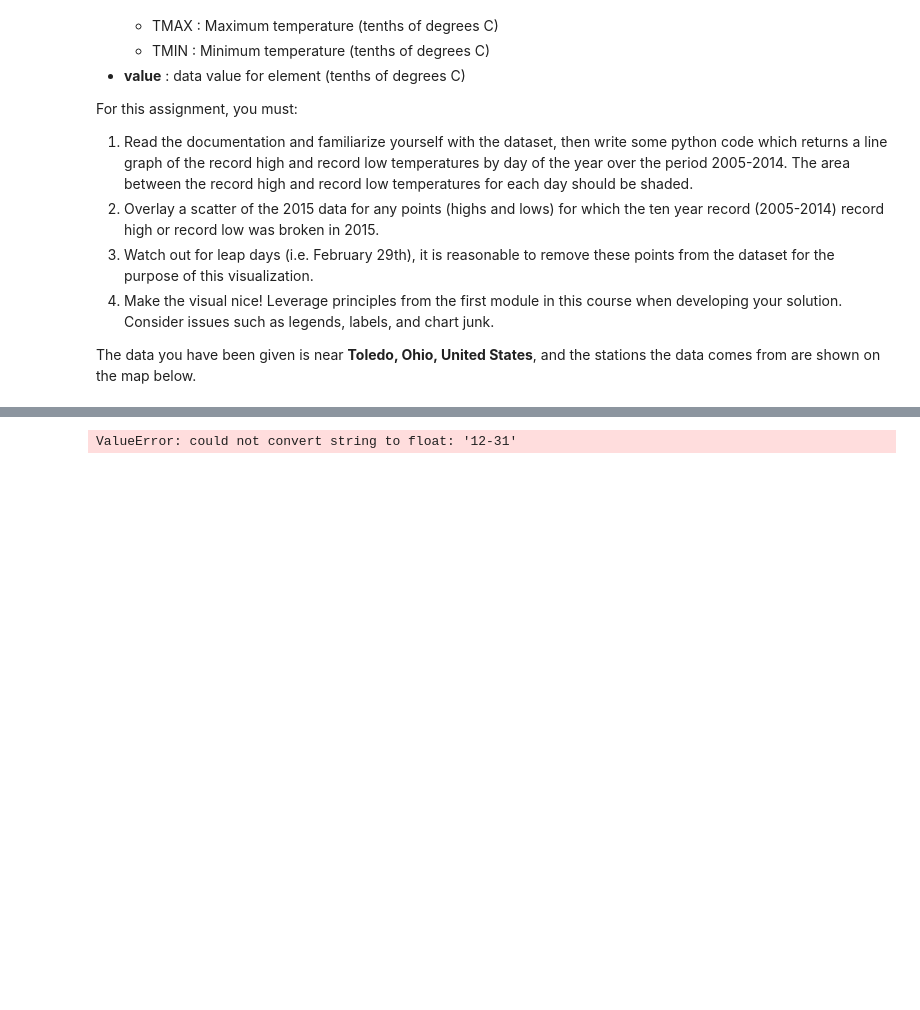
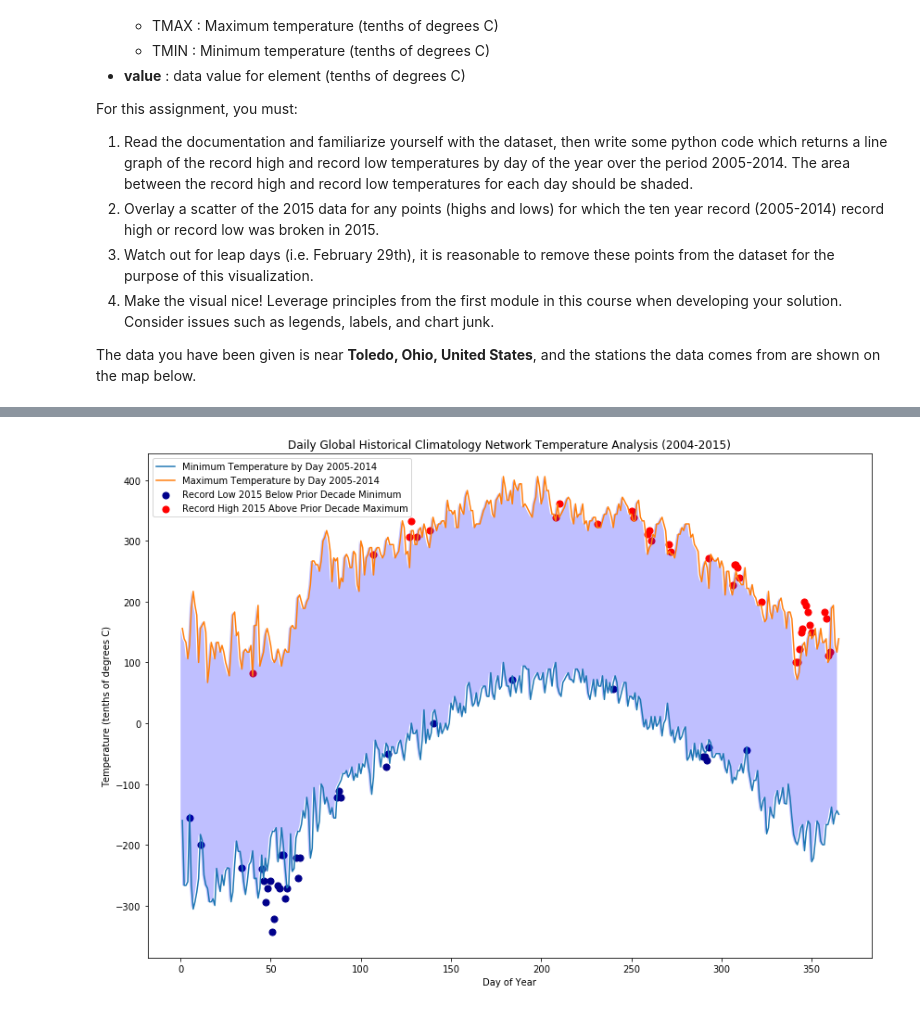
Before and after one commit to DataScienceSalon/Python-Data-Science, a Jupyter notebook: Applied Plotting, Charting & Data Representation in Python/Basic Charting (Exercise).ipynb, the cells around one changed output, grey strips where cells are left out. Cells and saved outputs as stored; diff of their text form; code cells hidden in the pictures; blank space fills up the shorter version.

```diff
--- a/Applied Plotting, Charting & Data Representation in Python/Basic Charting (Exercise).ipynb
+++ b/Applied Plotting, Charting & Data Representation in Python/Basic Charting (Exercise).ipynb
@@ -67,20 +67,25 @@ def explore():
 # %%
 def process():
     df = explore()[2]
+
     # Filter out leap days
     df = df.loc[df["MD"] != "02-29"]
+
     # Filter out 2015 data
     df1 = df[(df['Date'] > dt.date(2004, 12, 31)) & (df['Date'] < dt.date(2015, 1, 1))]
     df2 = df[(df['Date'] > dt.date(2014, 12, 31)) & (df['Date'] < dt.date(2016, 1, 1))]
+
     # Create minimum and maximum data
     df1 = df1.groupby('MD')['Data_Value'].agg([np.min, np.max])
     df2 = df2.groupby('MD')['Data_Value'].agg([np.min, np.max])
+
+    # Add DOY variable
+    df1['DOY'] = np.arange(1,len(df1)+1)
+    df2['DOY'] = np.arange(1,len(df2)+1)
+
     # Merge the data sets
-    df1 = df1.reset_index()
-    df2 = df2.reset_index()
-    df1 = df1.set_index("MD")
-    df2 = df2.set_index("MD")
     df3 = pd.merge(df1, df2, how = 'inner', left_index = True, right_index = True)
+
     # Create record low/high data set
     dfLow = df3.loc[df3['amin_x'] > df3['amin_y']]
     dfHigh = df3.loc[df3['amax_x'] < df3['amax_y']]
@@ -90,8 +95,8 @@ def process():
     return(df1, dfLow, dfHigh)
 df, low, high = process()
 print(df.info())
-#print(low.info())
-#print(high)
+print(low)
+print(high.info())
 # %% [output]
 <class 'pandas.core.frame.DataFrame'>
 RangeIndex: 365 entries, 0 to 364
@@ -105,13 +118,33 @@ None
-# %%
-# Prepare Data for Line Plots
-xAxis = df['MD']
-yLow = df['amin']
-yHigh = df['amax']
-# Prepare data for scatterplot
-low = low.loc[:,['MD','amin_y']]
-high = high.loc[:,['MD','amax_y']]
-# Render line plots
-fig, axs = plt.subplots()
-axs.plot(xAxis, yLow)
-# %% [output]
-ValueError: could not convert string to float: '12-31'
+# %%
+# Prepare Data for Line Plots
+# Obtain data
+df, low, high = process()
+
+# Prepare data for line plotting
+xAxis = df['DOY']
+yLow = df['amin']
+yHigh = df['amax']
+
+# Prepare data for scatterplot
+xLow2015 = low.loc[:,['DOY_y']]
+yLow2015 = low.loc[:,['amin_y']]
+xHigh2015 = high.loc[:,['DOY_y']]
+yHigh2015 = high.loc[:,['amax_y']]
+
+# Render plots
+plt.figure(figsize = (14,10))
+plt.plot(xAxis, yLow, '-', xAxis, yHigh, '-')
+plt.xlabel('Day of Year')
+plt.ylabel('Temperature (tenths of degrees C)')
+plt.title('Daily Global Historical Climatology Network Temperature Analysis (2004-2015)')
+plt.scatter(xLow2015, yLow2015, s = 50, c = 'darkblue')
+plt.scatter(xHigh2015, yHigh2015, s = 50, c = 'red')
+
+plt.legend(['Minimum Temperature by Day 2005-2014', 'Maximum Temperature by Day 2005-2014',
+           'Record Low 2015 Below Prior Decade Minimum', 'Record High 2015 Above Prior Decade Maximum'])
+plt.gca().fill_between(range(len(yLow)),
+                      yLow, yHigh,
+                      facecolor = 'blue', alpha = 0.25)
+plt.show()
+# %% [output]
+[figure, added]
```
Also changed, not shown: parts of 1 cell of this notebook.
